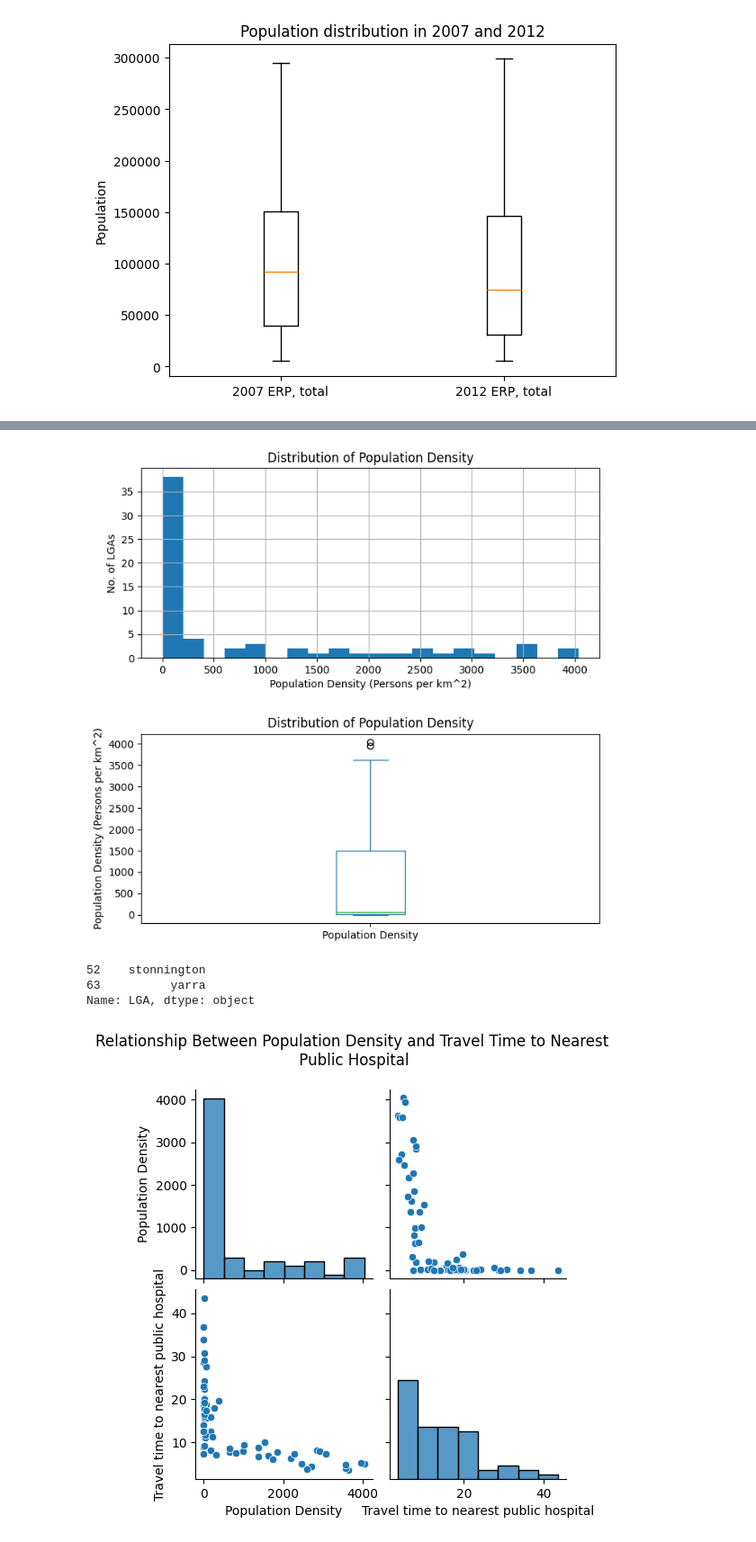
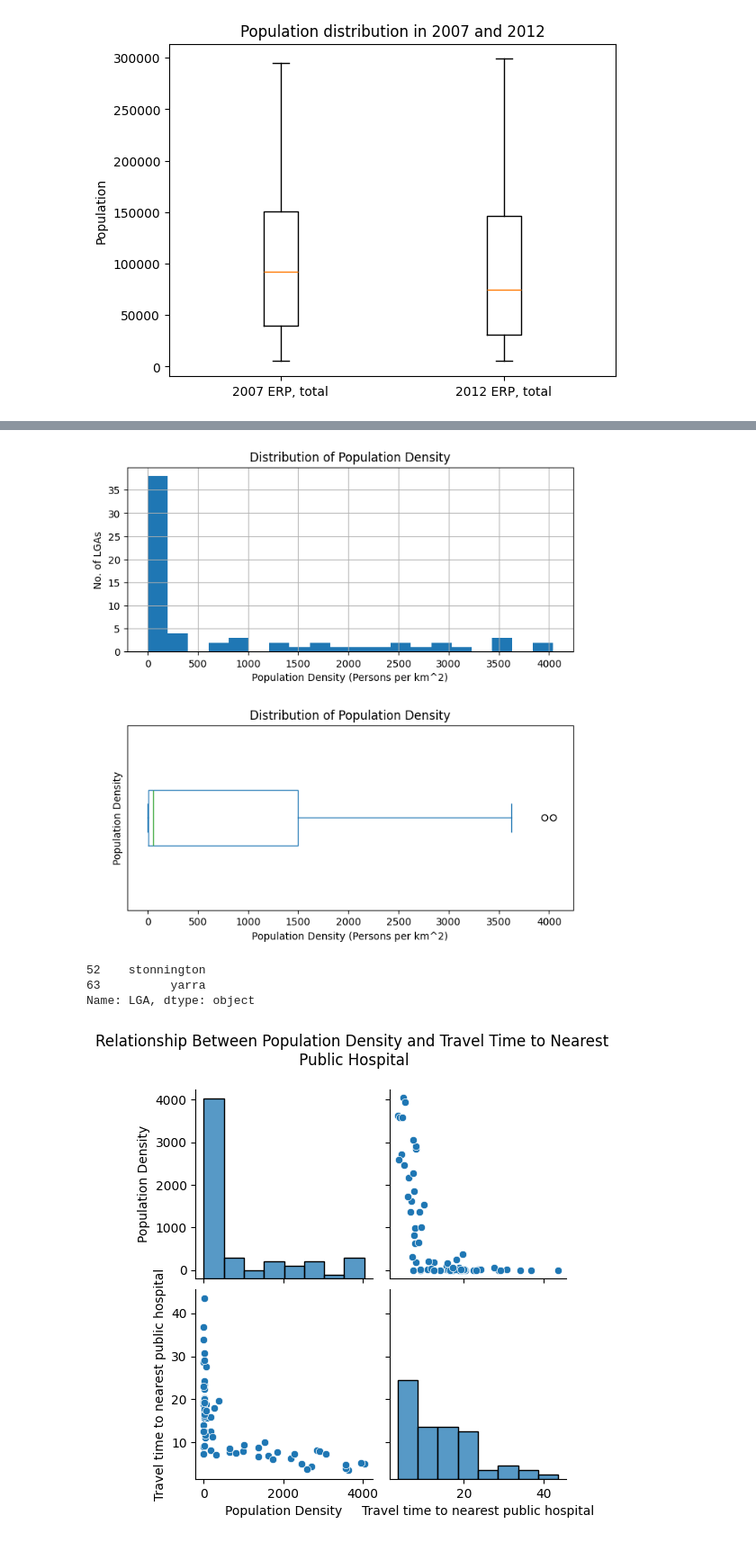
Before and after one commit to khangluong2004/COMP20008_Assignment2, a Jupyter notebook: michael/eda_communities.ipynb, the cells around one changed output, grey strips where cells are left out. Shown at 90% size. Saved outputs shown, nothing was run; the diff lists cells and outputs as text; code cells hidden in the pictures.

Commit message:
Improve graphs
Plot population distribution with population trend

```diff
--- a/michael/eda_communities.ipynb
+++ b/michael/eda_communities.ipynb
@@ -70,36 +102,38 @@ Name: 2012 ERP, total, dtype: float64
 cleaned_communities['Population Density'] = cleaned_communities['Population'] / cleaned_communities['Area (km^2)']
 
 fig, axes = plt.subplots(2, 1, figsize=(8, 8))
 
 # Plot population density as a histogram
 cleaned_communities['Population Density'].hist(bins=20, ax=axes[0])
 
 axes[0].set_xlabel('Population Density (Persons per km^2)')
 axes[0].set_ylabel('No. of LGAs')
 axes[0].set_title('Distribution of Population Density')
 
 # Plot population density as a box plot
-cleaned_communities['Population Density'].plot(kind='box', ax=axes[1])
+cleaned_communities['Population Density'].plot(kind='box', ax=axes[1], vert=False, widths=0.3)
 
-axes[1].set_ylabel('Population Density (Persons per km^2)')
+axes[1].set_xlabel('Population Density (Persons per km^2)')
+axes[1].set_ylabel('Population Density')
+axes[1].set_yticks([])
 axes[1].set_title('Distribution of Population Density')
 
 plt.subplots_adjust(hspace=0.4)
 plt.show()
 
 # Get scatter plot outliers
 Q1 = cleaned_communities['Population Density'].quantile(0.25)
 Q3 = cleaned_communities['Population Density'].quantile(0.75)
 IQR = Q3 - Q1
 lower_bound = Q1 - 1.5 * IQR
 upper_bound = Q3 + 1.5 * IQR
 outliers = cleaned_communities['Population Density'][(cleaned_communities['Population Density'] < lower_bound) | (cleaned_communities['Population Density'] > upper_bound)]
 
 # Print outlier LGAs
 outlier_rows = cleaned_communities.loc[outliers.index]
 print(outlier_rows['LGA'])
 # %% [output]
-[figure, old version]
+[figure, new version]
 52    stonnington
 63          yarra
 Name: LGA, dtype: object
```
Also changed, not shown: parts of 1 cell of this notebook.
